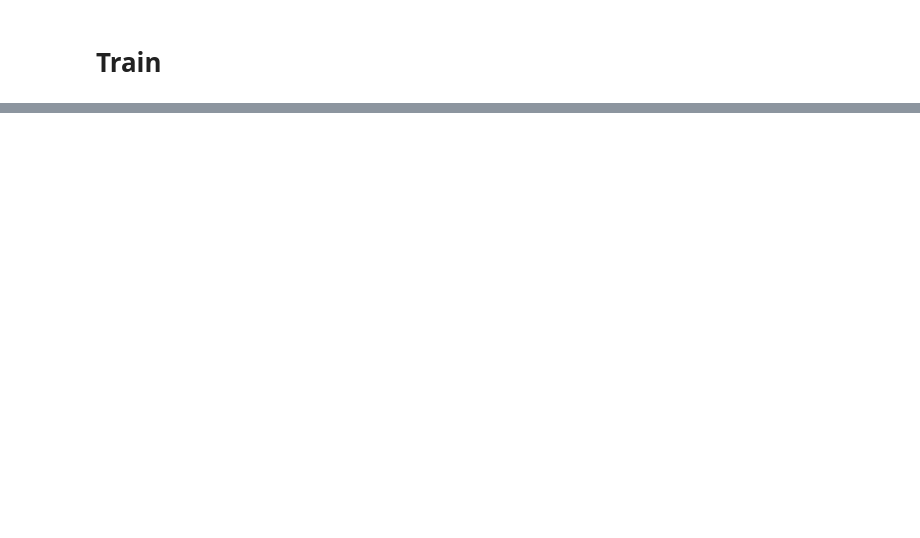
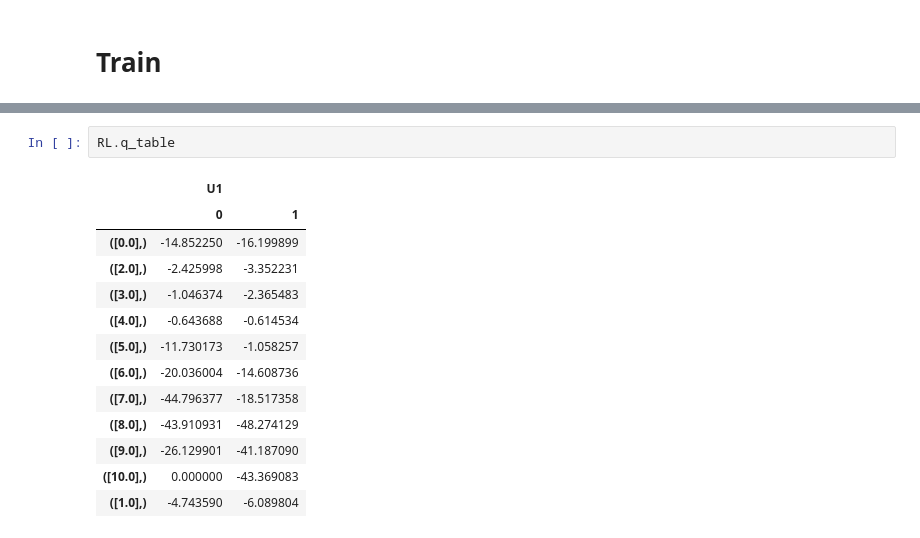
Before and after one commit to jaysenSAW/RL_engine, a Jupyter notebook: notebook/mono_agent.ipynb, the cells around one changed output, grey strips where cells are left out. Drawn from its saved outputs; the diff is of its cells as text; blank space fills up the shorter version.

```diff
--- a/notebook/mono_agent.ipynb
+++ b/notebook/mono_agent.ipynb
@@ -185,0 +193,16 @@ RL.plot_convergence()
+# %%
+RL.q_table
+# %% [output]
+|  | U1 |  |
+|  | 0 | 1 |
+| ([0.0],) | -14.852250 | -16.199899 |
+| ([2.0],) | -2.425998 | -3.352231 |
+| ([3.0],) | -1.046374 | -2.365483 |
+| ([4.0],) | -0.643688 | -0.614534 |
+| ([5.0],) | -11.730173 | -1.058257 |
+| ([6.0],) | -20.036004 | -14.608736 |
+| ([7.0],) | -44.796377 | -18.517358 |
+| ([8.0],) | -43.910931 | -48.274129 |
+| ([9.0],) | -26.129901 | -41.187090 |
+| ([10.0],) | 0.000000 | -43.369083 |
+| ([1.0],) | -4.743590 | -6.089804 |
```
Also changed, not shown: parts of 13 cells of this notebook, 1 other file.
